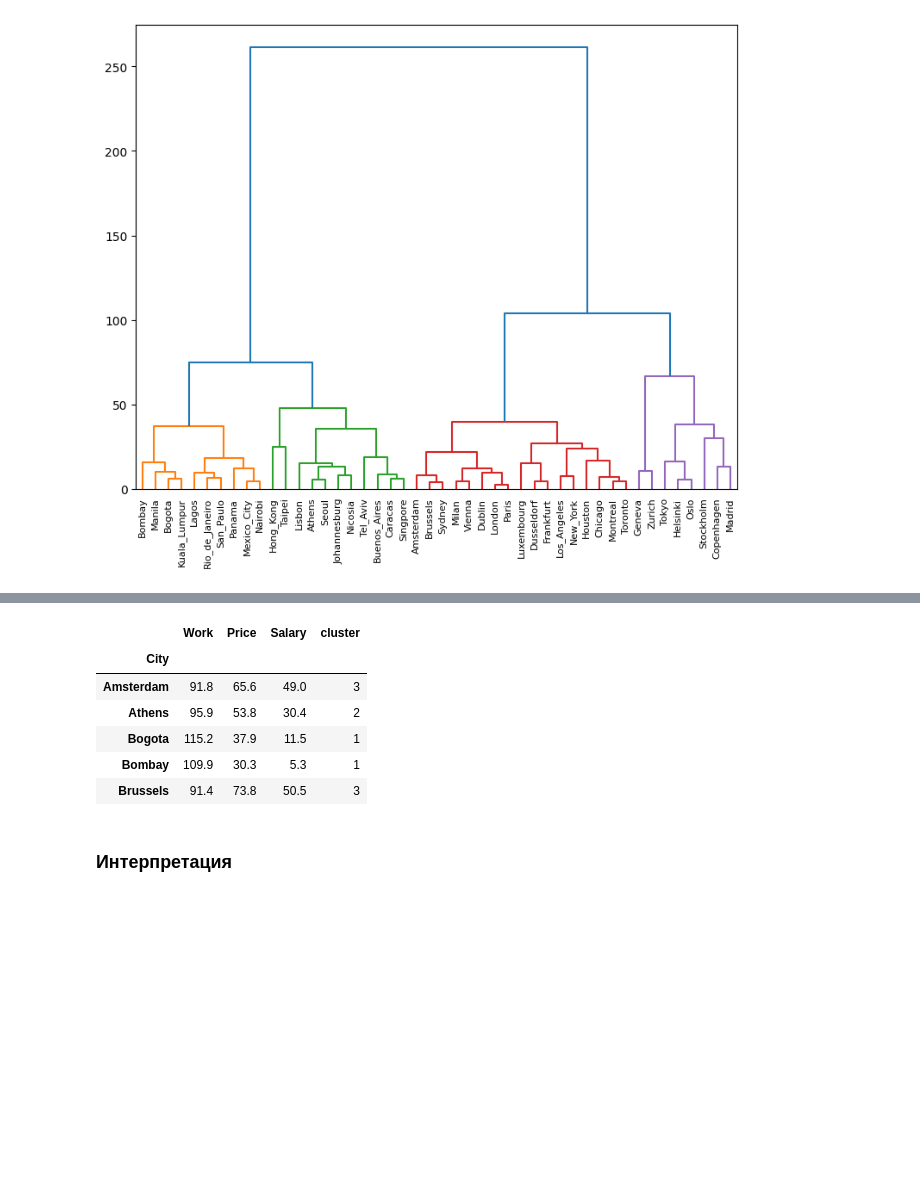
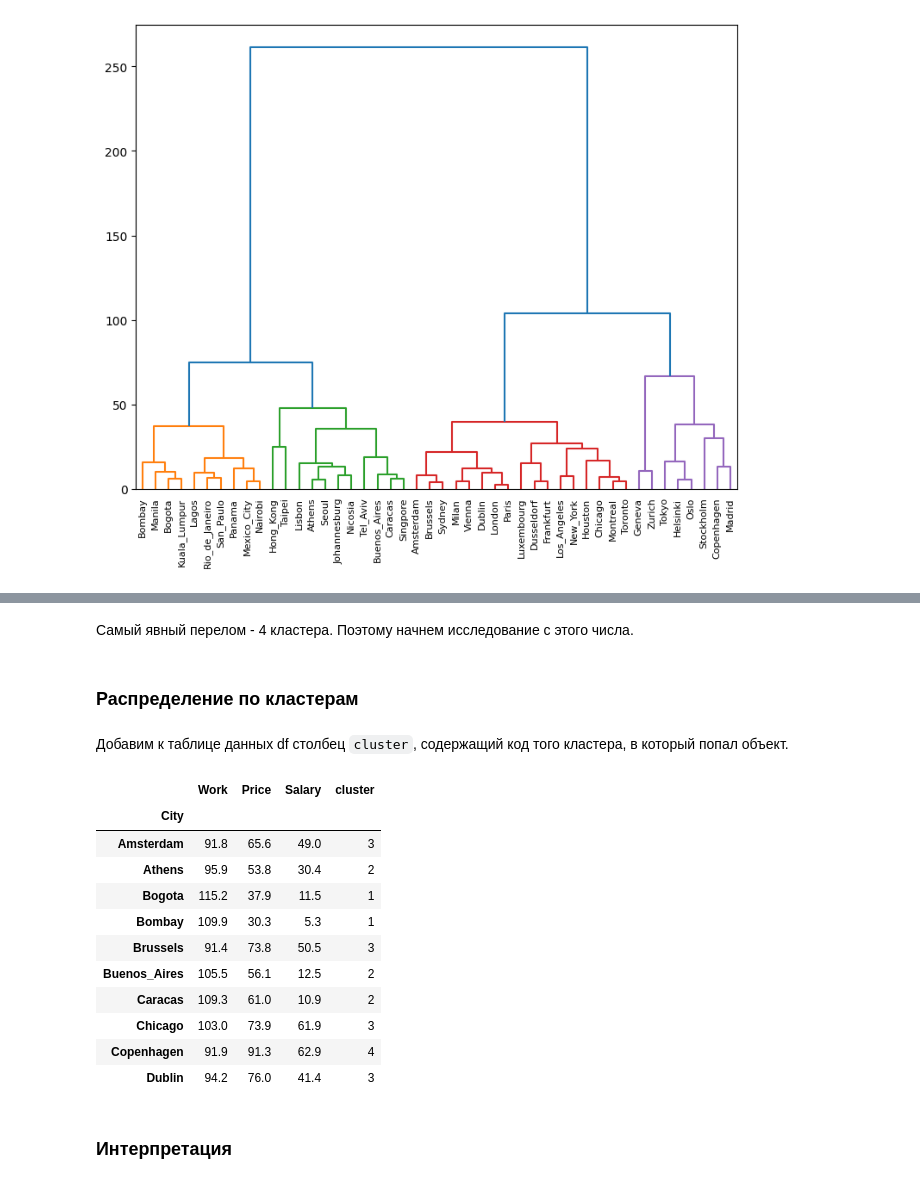
Before and after one commit to Hope1133/Data_analysis_itmo_DZ, a Jupyter notebook: DZ1_cluster_ierarh/DZ1_cluster_ierarh.ipynb, the cells around one changed output, grey strips where cells are left out. Drawn from its saved outputs; the diff is of its cells as text; code cells hidden in the pictures; blank space fills up the shorter version.

````diff
--- a/DZ1_cluster_ierarh/DZ1_cluster_ierarh.ipynb
+++ b/DZ1_cluster_ierarh/DZ1_cluster_ierarh.ipynb
@@ -117,22 +128,32 @@ dn = dendrogram(link, color_threshold = 70, labels=df.index.tolist())
+# %% [markdown]
+Самый явный перелом - 4 кластера. Поэтому начнем исследование с этого числа.
+# %% [markdown]
+### Распределение по кластерам
+# %% [markdown]
+Добавим к таблице данных df столбец ```cluster```, содержащий код того кластера, в который попал объект.
 # %%
 # Информация о кластерах добавляется в таблицу данных в виде столбца
 
 # Останавливаем объединение, когда расстояние между кластерами превысит 40
 # df['cluster'] = fcluster(link, 40, criterion='distance')
 
-
 # Останавливаем объединение, когда останется 4 кластера
 df['cluster'] = fcluster(link, 4, criterion='maxclust')
 
-df.head()
+df.head(10)
 # %% [output]
 |  | Work | Price | Salary | cluster |
 | City |  |  |  |  |
 | Amsterdam | 91.8 | 65.6 | 49.0 | 3 |
 | Athens | 95.9 | 53.8 | 30.4 | 2 |
 | Bogota | 115.2 | 37.9 | 11.5 | 1 |
 | Bombay | 109.9 | 30.3 | 5.3 | 1 |
 | Brussels | 91.4 | 73.8 | 50.5 | 3 |
+| Buenos_Aires | 105.5 | 56.1 | 12.5 | 2 |
+| Caracas | 109.3 | 61.0 | 10.9 | 2 |
+| Chicago | 103.0 | 73.9 | 61.9 | 3 |
+| Copenhagen | 91.9 | 91.3 | 62.9 | 4 |
+| Dublin | 94.2 | 76.0 | 41.4 | 3 |
 # %% [markdown]
 ### Интерпретация
 # %% [markdown]
````
Also changed, not shown: parts of 74 cells of this notebook, 1 other file.
